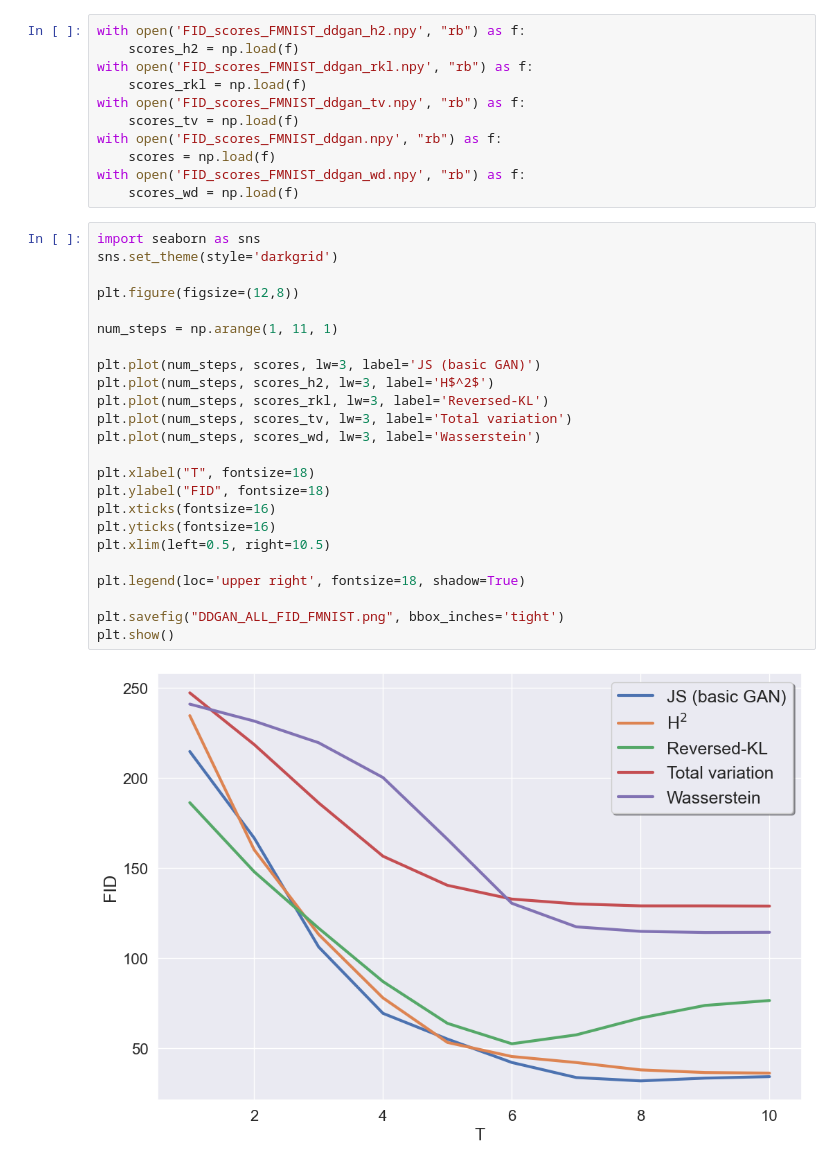
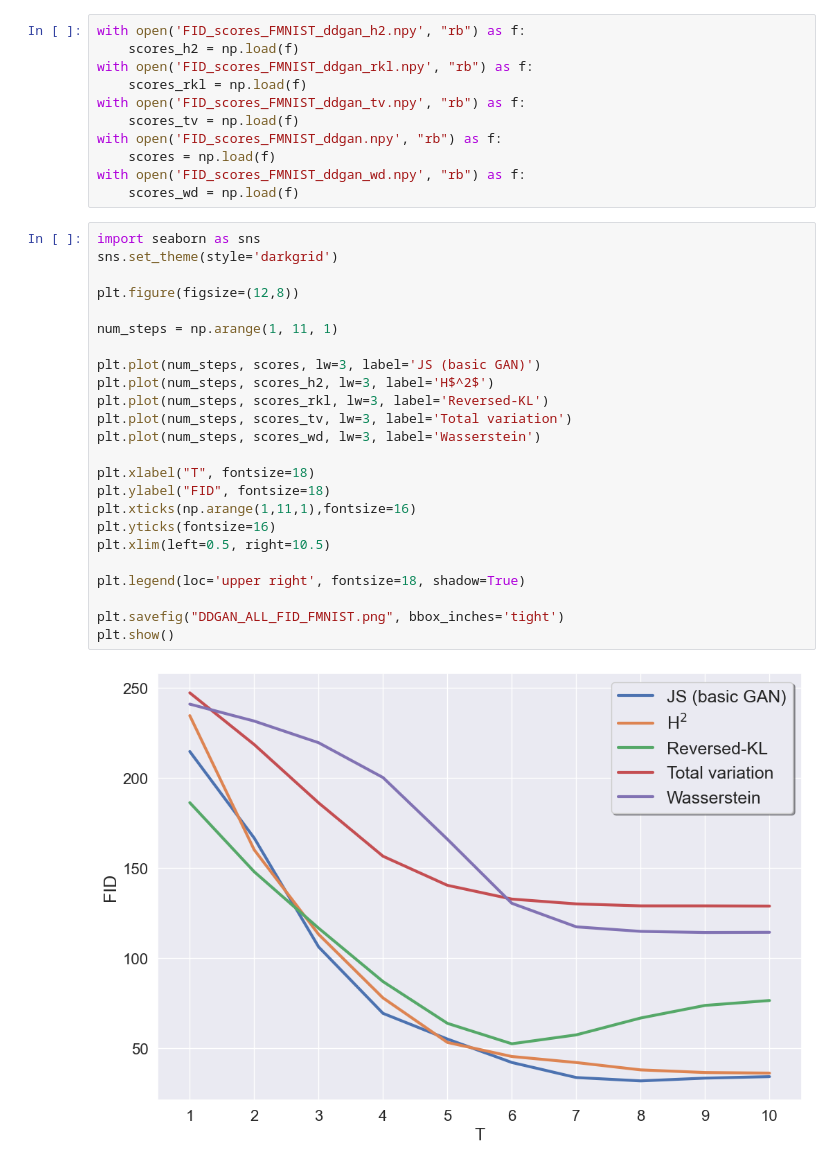
Before and after one commit to intsystems/2023-Project-124, a Jupyter notebook: code/graphs.ipynb, the cells around one changed output. Cells and saved outputs as stored; diff of their text form.

```diff
--- a/code/graphs.ipynb
+++ b/code/graphs.ipynb
@@ -17,26 +17,26 @@ with open('FID_scores_FMNIST_ddgan_wd.npy', "rb") as f:
 # %%
 import seaborn as sns
 sns.set_theme(style='darkgrid')
 
 plt.figure(figsize=(12,8))
 
 num_steps = np.arange(1, 11, 1)
 
 plt.plot(num_steps, scores, lw=3, label='JS (basic GAN)')
 plt.plot(num_steps, scores_h2, lw=3, label='H$^2$')
 plt.plot(num_steps, scores_rkl, lw=3, label='Reversed-KL')
 plt.plot(num_steps, scores_tv, lw=3, label='Total variation')
 plt.plot(num_steps, scores_wd, lw=3, label='Wasserstein')
 
 plt.xlabel("T", fontsize=18)
 plt.ylabel("FID", fontsize=18)
-plt.xticks(fontsize=16)
+plt.xticks(np.arange(1,11,1),fontsize=16)
 plt.yticks(fontsize=16)
 plt.xlim(left=0.5, right=10.5)
 
 plt.legend(loc='upper right', fontsize=18, shadow=True)
 
 plt.savefig("DDGAN_ALL_FID_FMNIST.png", bbox_inches='tight')
 plt.show()
 # %% [output]
-[figure, old version]
+[figure, new version]
```
Also changed, not shown: 10 other files.
